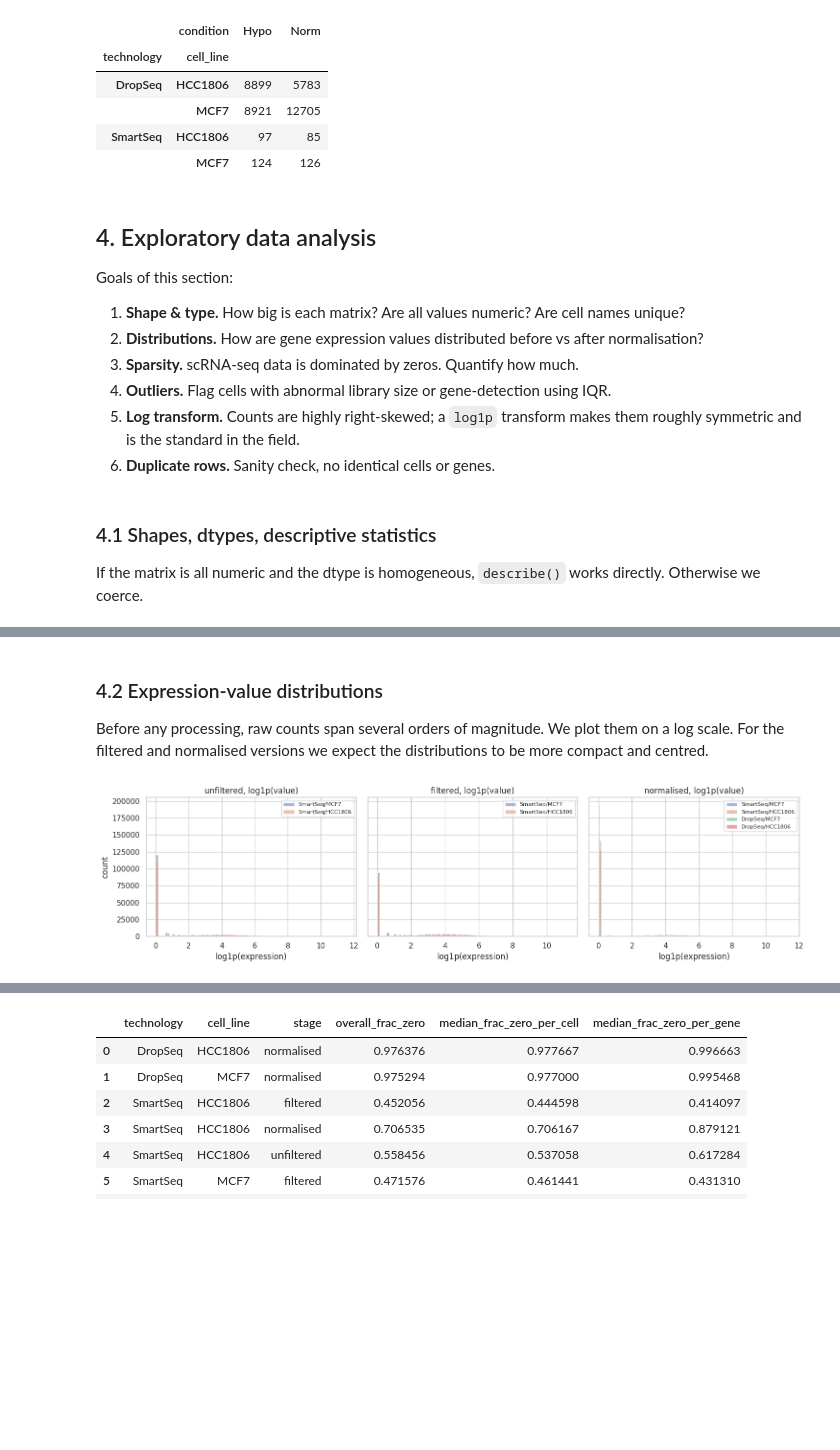
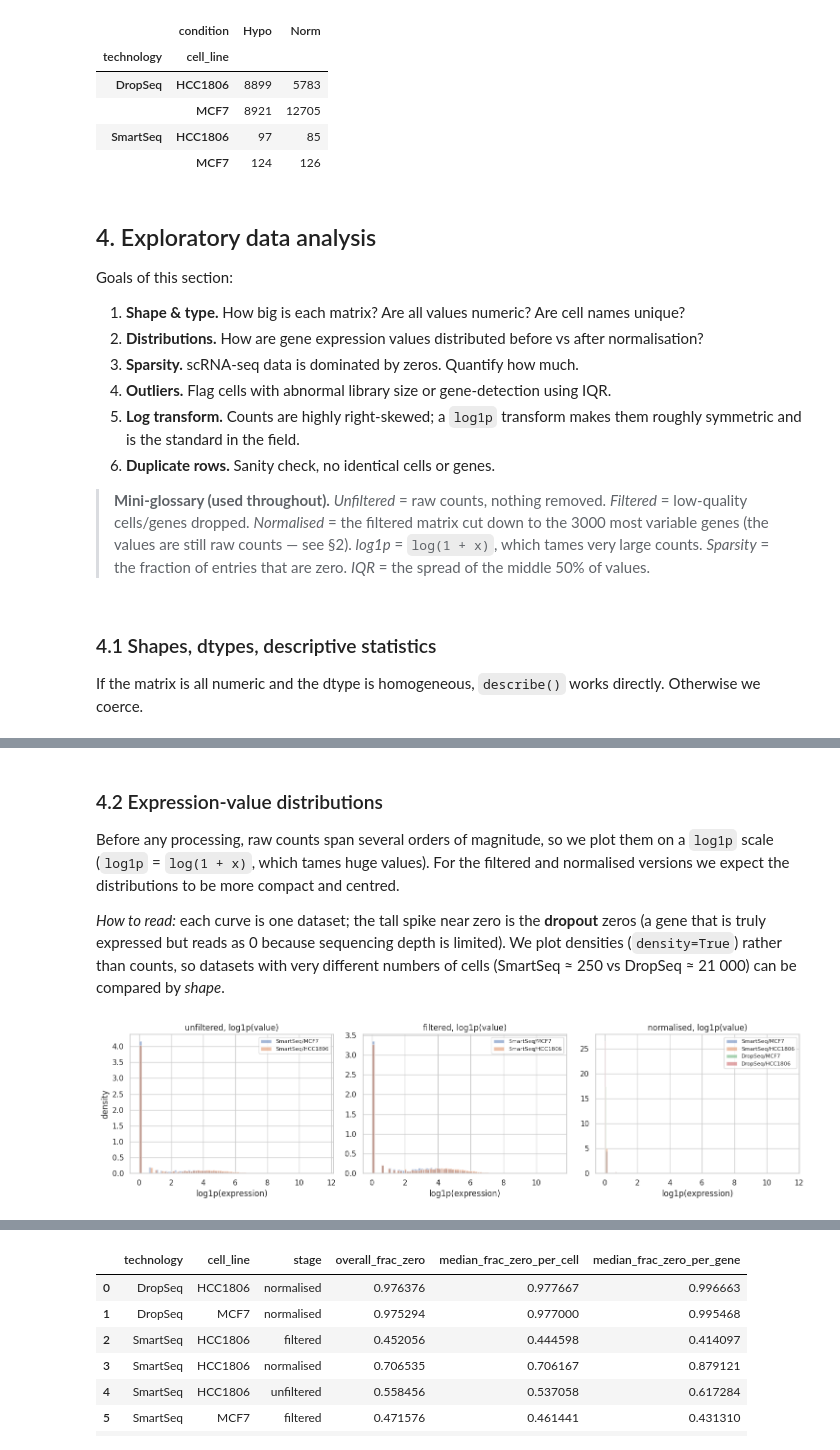
Before and after one commit to Hugo132645/ai-lab-gene-expression, a Jupyter notebook: notebooks/ai_lab_report_final.ipynb, the cells around one changed output, grey strips where cells are left out. Cells and saved outputs as stored; diff of their text form; code cells hidden in the pictures; blank space fills up the shorter version.

```diff
--- a/notebooks/ai_lab_report_final.ipynb
+++ b/notebooks/ai_lab_report_final.ipynb
@@ -239,6 +231,8 @@ Goals of this section:
 4. **Outliers.** Flag cells with abnormal library size or gene-detection using IQR.
 5. **Log transform.** Counts are highly right-skewed; a `log1p` transform makes them roughly symmetric and is the standard in the field.
 6. **Duplicate rows.** Sanity check, no identical cells or genes.
+
+> **Mini-glossary (used throughout).** *Unfiltered* = raw counts, nothing removed. *Filtered* = low-quality cells/genes dropped. *Normalised* = the filtered matrix cut down to the 3000 most variable genes (the values are still raw counts — see §2). *log1p* = `log(1 + x)`, which tames very large counts. *Sparsity* = the fraction of entries that are zero. *IQR* = the spread of the middle 50% of values.
 # %% [markdown]
 ### 4.1 Shapes, dtypes, descriptive statistics
 
@@ -273,25 +267,27 @@ stats_df
 # %% [markdown]
 ### 4.2 Expression-value distributions
 
-Before any processing, raw counts span several orders of magnitude. We plot them on a log scale. For the filtered and normalised versions we expect the distributions to be more compact and centred.
+Before any processing, raw counts span several orders of magnitude, so we plot them on a `log1p` scale (`log1p` = `log(1 + x)`, which tames huge values). For the filtered and normalised versions we expect the distributions to be more compact and centred.
+
+*How to read:* each curve is one dataset; the tall spike near zero is the **dropout** zeros (a gene that is truly expressed but reads as 0 because sequencing depth is limited). We plot densities (`density=True`) rather than counts, so datasets with very different numbers of cells (SmartSeq ≈ 250 vs DropSeq ≈ 21 000) can be compared by *shape*.
 # %%
-fig, axes = plt.subplots(1, 3, figsize=(15, 4), sharey=True)
+fig, axes = plt.subplots(1, 3, figsize=(15, 4))  # sharey off: datasets differ hugely in #cells
 for ax, stage in zip(axes, ['unfiltered', 'filtered', 'normalised']):
     for (tech, line, s), df in matrices.items():
         if s != stage:
             continue
         sample = df.values.flatten()
         if sample.size > 200_000:
             sample = np.random.default_rng(SEED).choice(sample, 200_000, replace=False)
-        ax.hist(np.log1p(sample), bins=80, alpha=0.5, label=f'{tech}/{line}')
+        ax.hist(np.log1p(sample), bins=80, alpha=0.5, density=True, label=f'{tech}/{line}')
     ax.set_title(f'{stage}, log1p(value)')
     ax.set_xlabel('log1p(expression)')
     ax.legend(fontsize=8)
-axes[0].set_ylabel('count')
+axes[0].set_ylabel('density')
 plt.tight_layout()
 plt.show()
 # %% [output]
-[figure, old version]
+[figure, new version]
 # %% [markdown]
 ### 4.3 Sparsity
 
```
Also changed, not shown: parts of 63 cells of this notebook, 1 other file.
